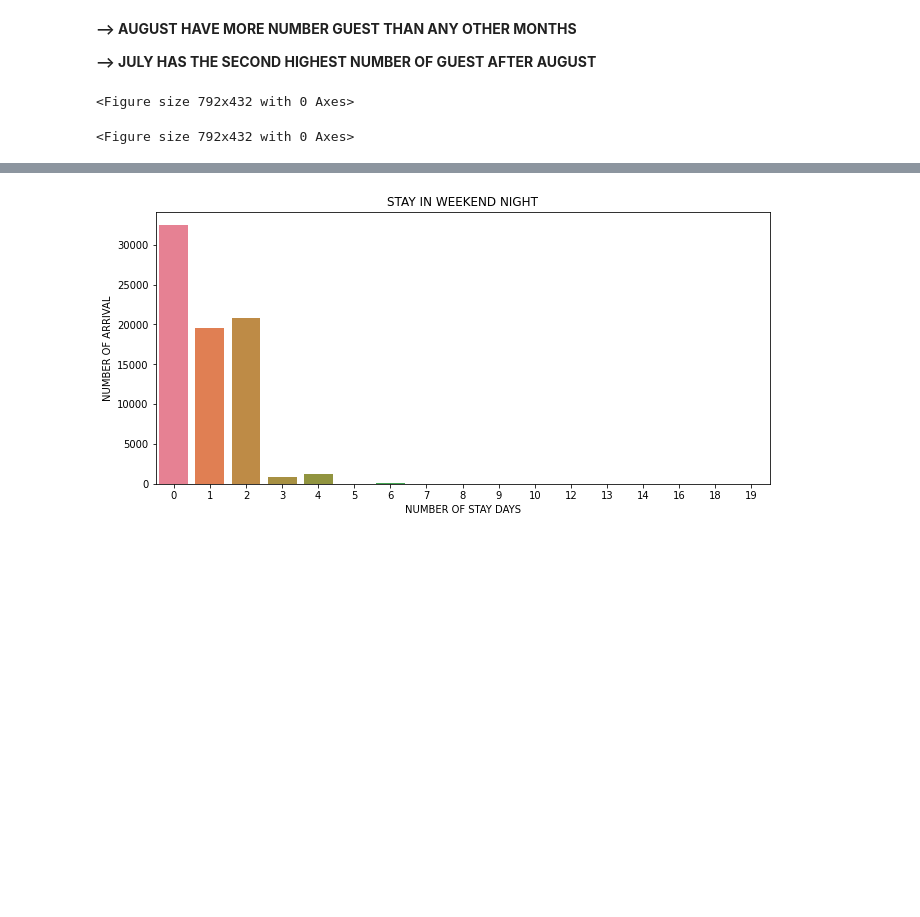
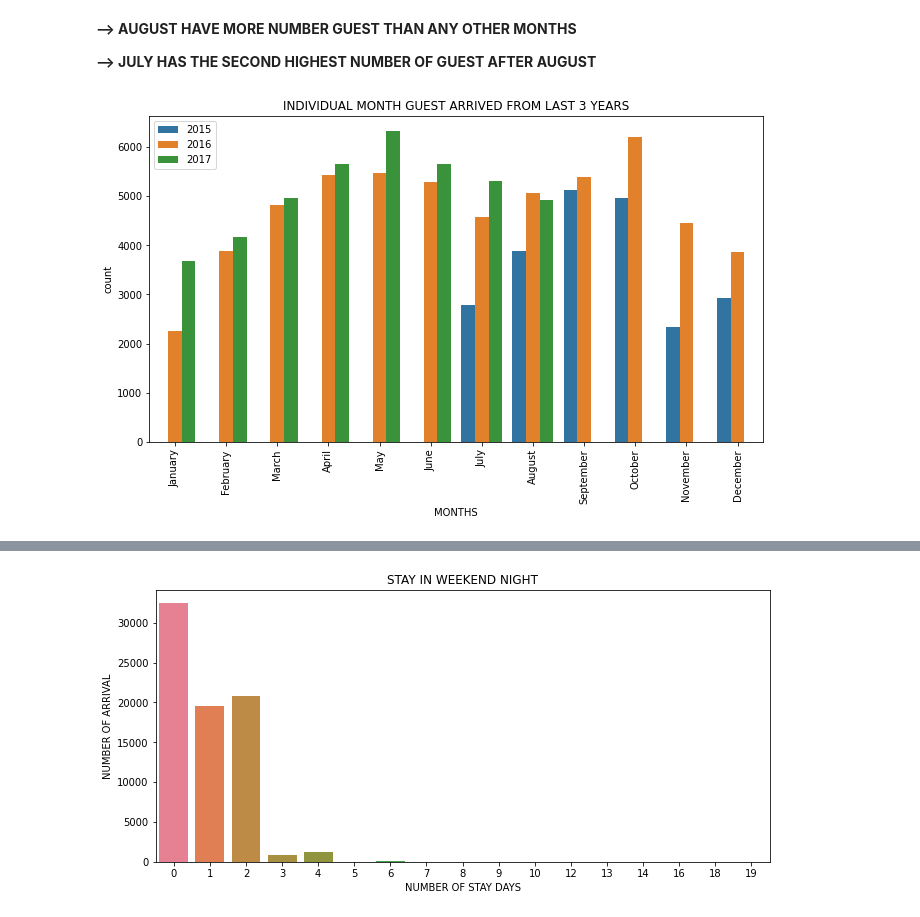
Before and after one commit to sunilpanigrahi104/Hotel-Booking-Analysis---EDA-Project, a Jupyter notebook: Hotel_Booking_Analysis_Capstone_Project.ipynb, the cells around one changed output, grey strips where cells are left out. Cells and saved outputs as stored; diff of their text form; code cells hidden in the pictures; blank space fills up the shorter version.

```diff
--- a/Hotel_Booking_Analysis_Capstone_Project.ipynb
+++ b/Hotel_Booking_Analysis_Capstone_Project.ipynb
@@ -358,8 +372,3 @@ plt.show()
 **--> AUGUST HAVE MORE NUMBER GUEST THAN ANY OTHER MONTHS**
 
 **--> JULY HAS THE SECOND HIGHEST NUMBER OF GUEST AFTER AUGUST**
-# %%
-plt.figure(figsize= (11,6))
-# %% [output]
-<Figure size 792x432 with 0 Axes>
-<Figure size 792x432 with 0 Axes>
@@ -371,0 +375,13 @@ plt.figure(figsize= (11,6))
+# %%
+plt.figure(figsize= (11,6))
+
+x = ["January", "February", "March", "April", "May", "June", "July", "August", "September", "October", "November", "December"]
+
+sns.countplot("arrival_date_month", hue="arrival_date_year", data=df, order= x)
+plt.xticks(rotation = "vertical")
+plt.xlabel("MONTHS")
+plt.title("INDIVIDUAL MONTH GUEST ARRIVED FROM LAST 3 YEARS")
+plt.legend(loc="upper left")
+plt.show()
+# %% [output]
+[figure, added]
```
Also changed, not shown: parts of 50 cells of this notebook.
